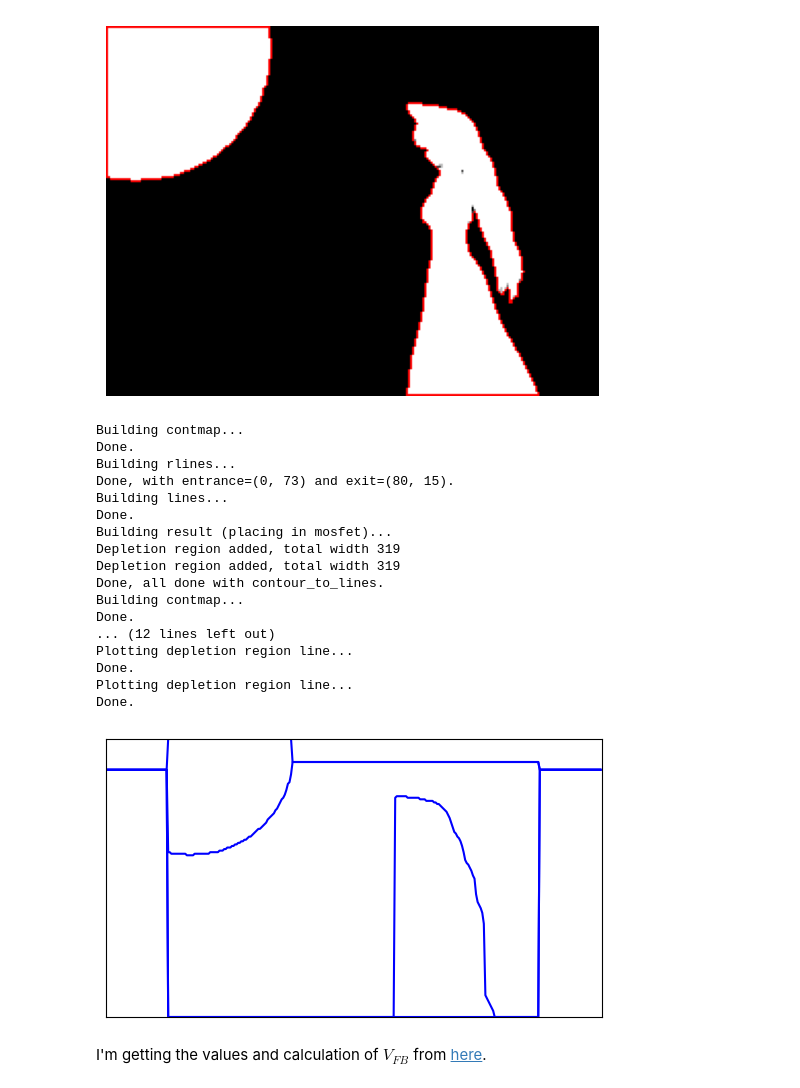
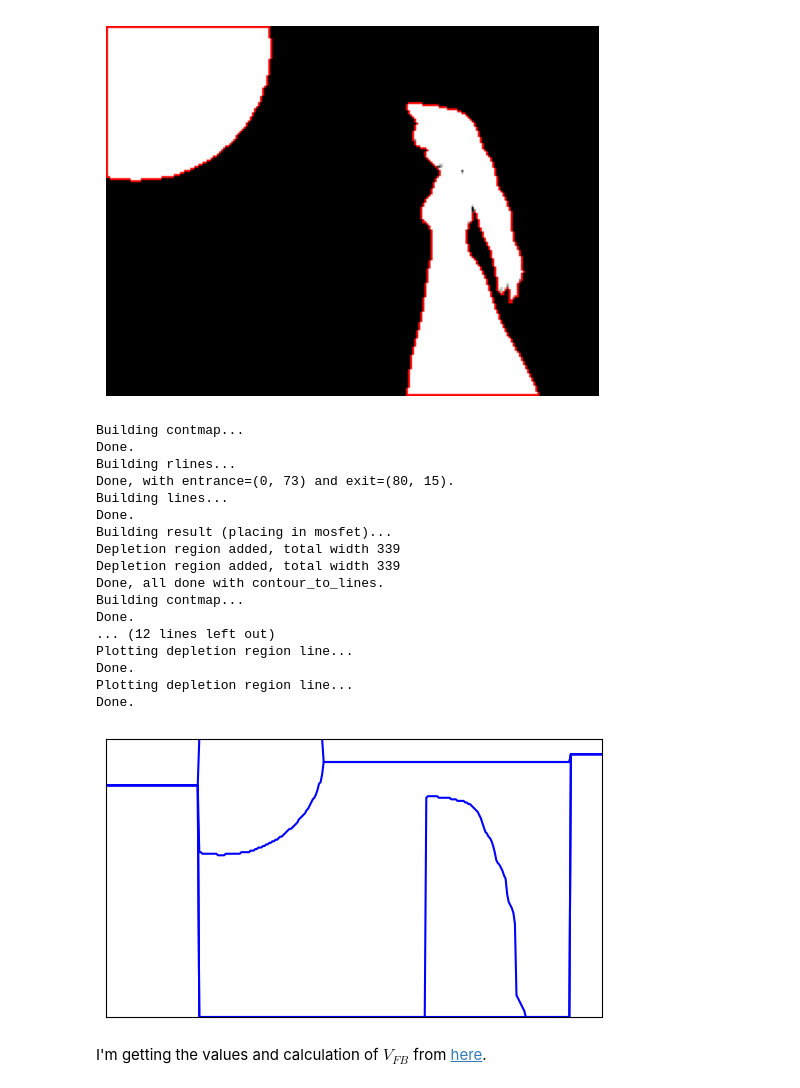
Before and after one commit to LostBitset/mosfet-bad-apple, a Jupyter notebook: Notebook.ipynb, the cells around one changed output. Drawn from its saved outputs; the diff is of its cells as text; code cells hidden in the pictures.

```diff
--- a/Notebook.ipynb
+++ b/Notebook.ipynb
@@ -57,17 +57,16 @@ Found 2 contours with lengths [269, 471].
 [figure]
 # %%
 deplsize = 40
-depl = 179 - 20
-total_width = 239 + (2 * deplsize)
-def place_in_mosfet(xs):
-    deplr = [ depl for _ in range(deplsize) ]
-    result = deplr + xs + deplr
-    print(f"Depletion region added, total width {total_width}")
+def place_in_mosfet(xs, sd_depth=None, depl=None):
+    deplr = [ 179 - depl - sd_depth for _ in range(deplsize + int(depl)) ]
+    nodepl = [ 179 - sd_depth for _ in range(deplsize) ]
+    result = deplr + xs + nodepl
+    print(f"Depletion region added, total width {len(result)}")
     return result
-def extract_from_mosfet(xs):
-    return xs[deplsize:-deplsize]
+def extract_from_mosfet(xs, depl=20):
+    return xs[(deplsize+int(depl)):-deplsize]
 # %%
-def contour_to_lines(cont):
+def contour_to_lines(cont, **kwargs):
     contmap = {}
     print("Building contmap...")
     for [[x, y]] in cont:
@@ -125,44 +124,44 @@ def contour_to_lines(cont):
         lasts[1] = n2
     print("Done.")
     print("Building result (placing in mosfet)...")
-    result = [ place_in_mosfet(i) for i in lines ]
+    result = [ place_in_mosfet(i, **kwargs) for i in lines ]
     print("Done, all done with contour_to_lines.")
     return result
 # %%
 def plot_lines(conts, ax):
     ax.set_ylim((0, 179))
-    ax.set_xlim((0, total_width))
+    ax.set_xlim((0, 319))
     ax.set_aspect(1)
     ax.axes.yaxis.set_visible(False)
     ax.axes.xaxis.set_visible(False)
-    lines_list = [ contour_to_lines(cont) for cont in conts ]
+    lines_list = [ contour_to_lines(cont, sd_depth=10, depl=20) for cont in conts ]
     for lines in lines_list:
         for line in lines:
             print("Plotting depletion region line...")
             plt.plot(line, color="blue")
             print("Done.")
     plt.show()
 fig, ax = plt.subplots()
 plot_lines(conts, ax)
 # %% [output]
 Building contmap...
 Done.
 Building rlines...
 Done, with entrance=(0, 73) and exit=(80, 15).
 Building lines...
 Done.
 Building result (placing in mosfet)...
-Depletion region added, total width 319
-Depletion region added, total width 319
+Depletion region added, total width 339
+Depletion region added, total width 339
 Done, all done with contour_to_lines.
 Building contmap...
 Done.
 ... (12 lines left out)
 Plotting depletion region line...
 Done.
 Plotting depletion region line...
 Done.
-[figure, old version]
+[figure, new version]
 # %% [markdown]
 I'm getting the values and calculation of $V_{FB}$ from [here](https://h-gens.github.io/electrical-characteristics-of-the-mos-capacitor.html).
 # %%
```
Also changed, not shown: parts of 6 cells of this notebook.
